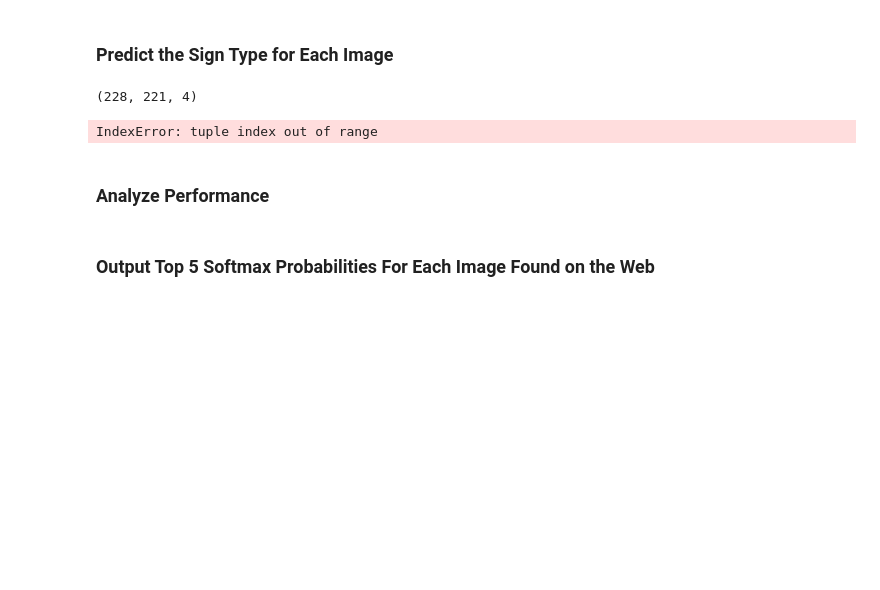
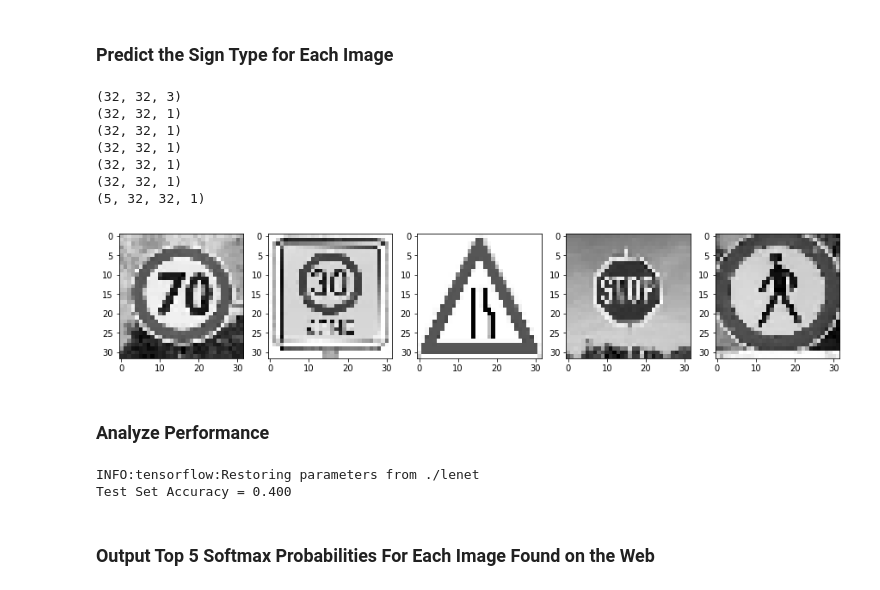
Before and after one commit to anjanarajam/SELF-DRIVING-CAR-TRAFFIC-LIGHT-CLASSIFIER, a Jupyter notebook: Traffic_Sign_Classifier.ipynb, the cells around one changed output. Drawn from its saved outputs; the diff is of its cells as text; code cells hidden in the pictures; blank space fills up the shorter version.

```diff
--- a/Traffic_Sign_Classifier.ipynb
+++ b/Traffic_Sign_Classifier.ipynb
@@ -461,27 +483,48 @@ print(np.array(sign_images).shape)
 # %%
 ### Run the predictions here and use the model to output the prediction for each image.
 ### Make sure to pre-process the images with the same pre-processing pipeline used earlier.
 ### Feel free to use as many code cells as needed.
+# create figure (fig), and array of axes (ax)
+fig, ax2 = plt.subplots(nrows=nrows, ncols=ncols, figsize=figsize)
+ax2 = ax2.flatten()
+
 sign_images_array = np.asarray(sign_images)
 print(sign_images_array[0].shape)
-sign_labels = [27, 14, 4, 24, 1]
+# sign_labels = [27, 14, 4, 24, 1]
+sign_labels = [4, 1, 24, 14, 27]
+
 sign_images_gray = np.mean(sign_images_array, axis=3, keepdims=True)
-# sign_images_normalized = (sign_images_gray - 128) / 128
-# print(sign_images_normalized.shape)
 
-# with tf.Session() as sess:
-#     sess.run(tf.global_variables_initializer())
-#     saver_1.restore(sess, "./lenet")
-#     sign_accuracy = evaluate(sign_images_normalized, sign_labels)
-#     print("Test Set Accuracy = {:.3f}".format(sign_accuracy))
+# img is the string(path) and i is the index
+for i, img in enumerate(sign_images_gray):
+    print(img.shape)
+    image = np.reshape(img, (32,32))
+    ax2[i].imshow(image, cmap = 'gray')
+
+sign_images_normalized = (sign_images_gray - 128) / 128
+print(sign_images_normalized.shape)
 # %% [output]
-(228, 221, 4)
+(32, 32, 3)
+(32, 32, 1)
+(32, 32, 1)
+(32, 32, 1)
+(32, 32, 1)
+(32, 32, 1)
+(5, 32, 32, 1)
-IndexError: tuple index out of range
+[figure, added]
 # %% [markdown]
 ### Analyze Performance
 # %%
 ### Calculate the accuracy for these 5 new images.
 ### For example, if the model predicted 1 out of 5 signs correctly, it's 20% accurate on these new images.
+with tf.Session() as sess:
+    sess.run(tf.global_variables_initializer())
+    saver.restore(sess, "./lenet")
+    sign_accuracy = evaluate(sign_images_normalized, sign_labels)
+    print("Test Set Accuracy = {:.3f}".format(sign_accuracy))
+# %% [output]
+INFO:tensorflow:Restoring parameters from ./lenet
+Test Set Accuracy = 0.400
 # %% [markdown]
 ### Output Top 5 Softmax Probabilities For Each Image Found on the Web
 # %% [markdown]
```
Also changed, not shown: parts of 6 cells of this notebook.
